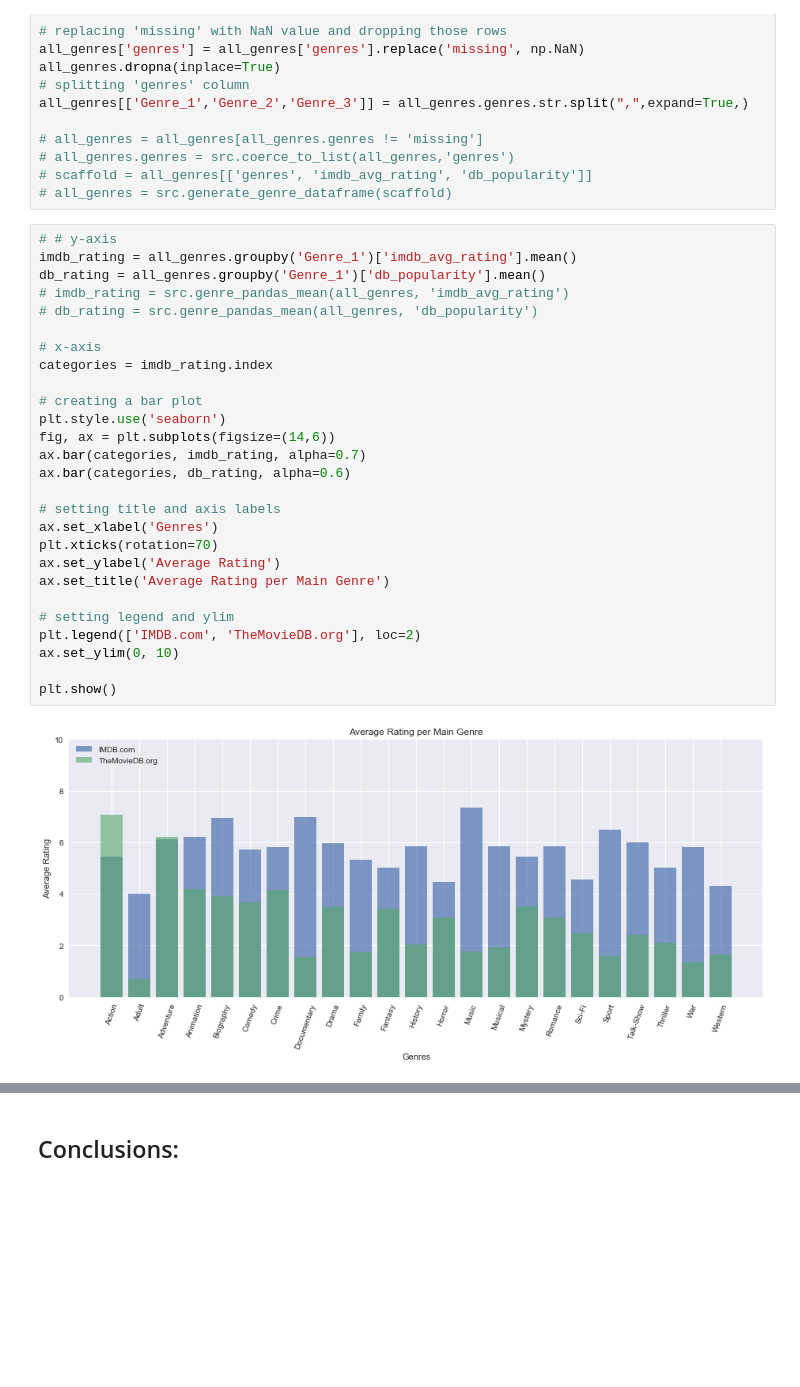
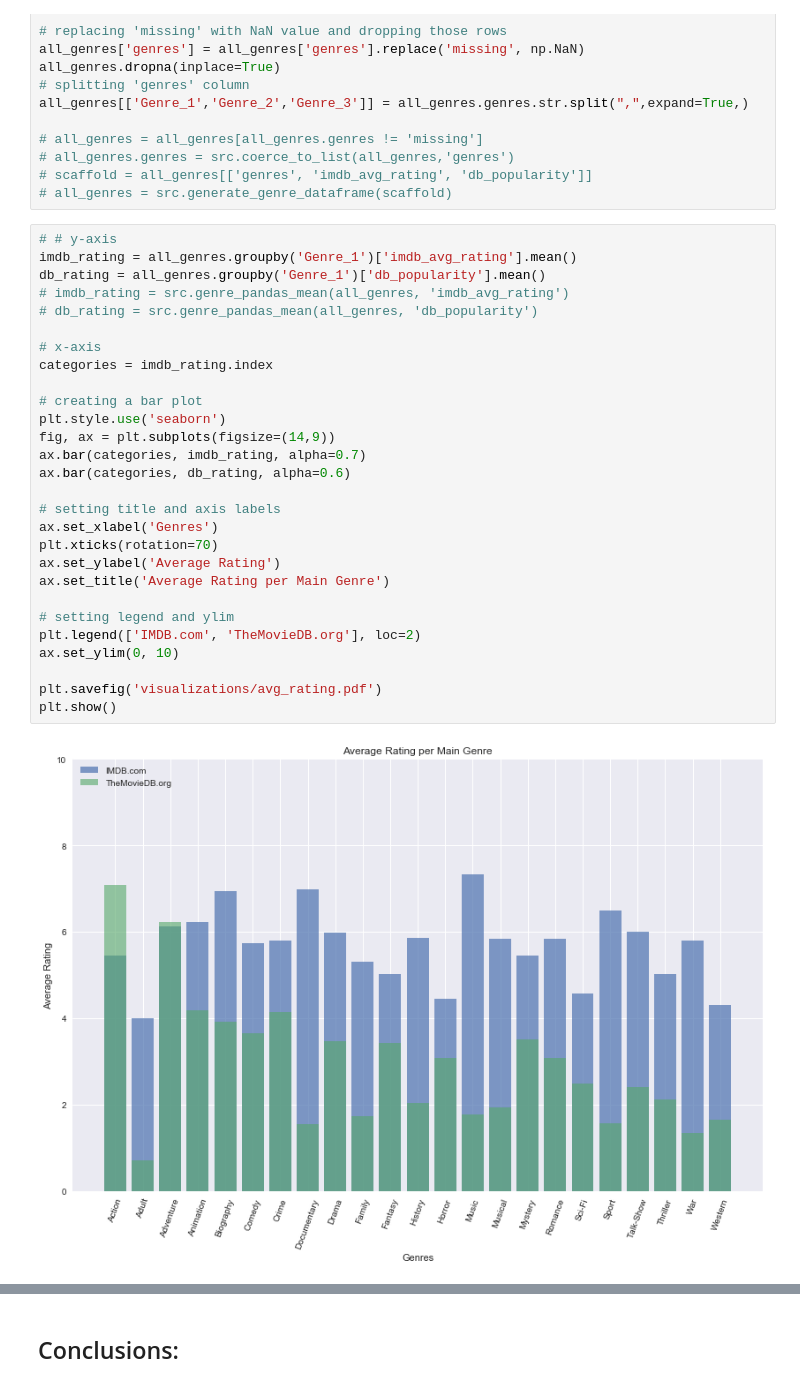
Before and after one commit to sidneykung/Movie-Data-Analysis, a Jupyter notebook: final_analysis.ipynb, the cells around one changed output, grey strips where cells are left out. Saved outputs shown, nothing was run; the diff lists cells and outputs as text; blank space fills up the shorter version.

```diff
--- a/final_analysis.ipynb
+++ b/final_analysis.ipynb
@@ -165,29 +170,30 @@ all_genres[['Genre_1','Genre_2','Genre_3']] = all_genres.genres.str.split(",",ex
 # %%
 # # y-axis
 imdb_rating = all_genres.groupby('Genre_1')['imdb_avg_rating'].mean()
 db_rating = all_genres.groupby('Genre_1')['db_popularity'].mean()
 # imdb_rating = src.genre_pandas_mean(all_genres, 'imdb_avg_rating')
 # db_rating = src.genre_pandas_mean(all_genres, 'db_popularity')
 
 # x-axis
 categories = imdb_rating.index
 
 # creating a bar plot
 plt.style.use('seaborn')
-fig, ax = plt.subplots(figsize=(14,6))
+fig, ax = plt.subplots(figsize=(14,9))
 ax.bar(categories, imdb_rating, alpha=0.7)
 ax.bar(categories, db_rating, alpha=0.6)
 
 # setting title and axis labels
 ax.set_xlabel('Genres')
 plt.xticks(rotation=70)
 ax.set_ylabel('Average Rating')
 ax.set_title('Average Rating per Main Genre')
 
 # setting legend and ylim
 plt.legend(['IMDB.com', 'TheMovieDB.org'], loc=2)
 ax.set_ylim(0, 10)
 
+plt.savefig('visualizations/avg_rating.pdf')
 plt.show()
 # %% [output]
-[figure, old version]
+[figure, new version]
```
Also changed, not shown: parts of 15 cells of this notebook.
